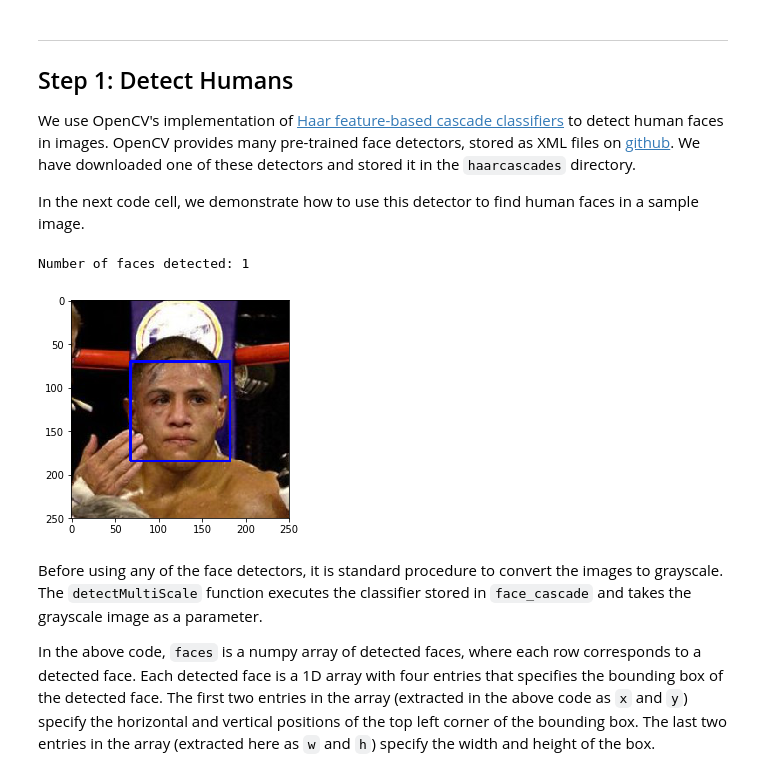
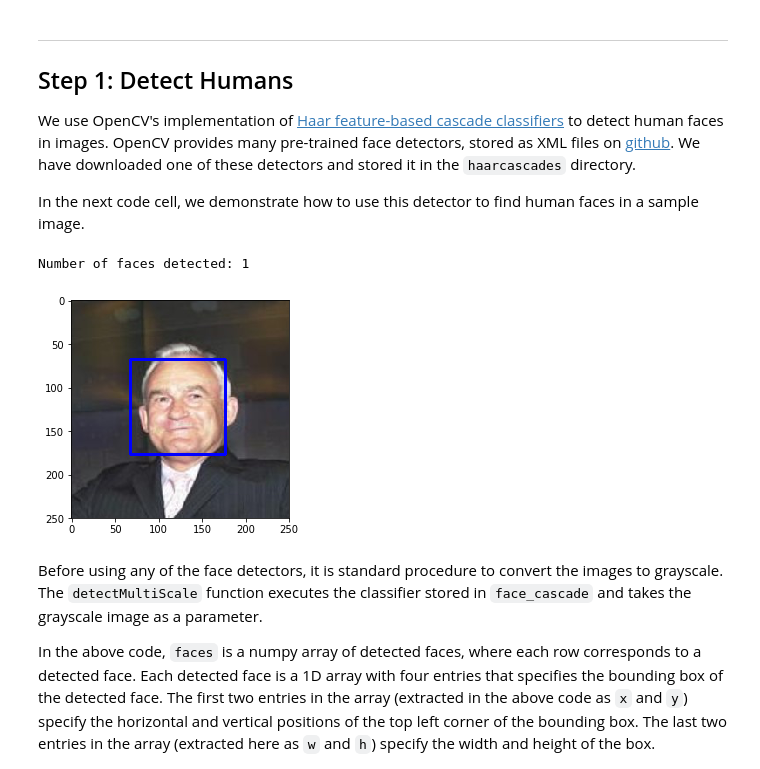
Before and after one commit to anderson93/udacity_courses, a Jupyter notebook: dogproject/dog_app.ipynb, the cells around one changed output. Cells and saved outputs as stored; diff of their text form; code cells hidden in the pictures.

```diff
--- a/dogproject/dog_app.ipynb
+++ b/dogproject/dog_app.ipynb
@@ -115,35 +115,35 @@ In the next code cell, we demonstrate how to use this detector to find human fac
 import cv2
 import matplotlib.pyplot as plt
 %matplotlib inline
 
 # extract pre-trained face detector
 face_cascade = cv2.CascadeClassifier('haarcascades/haarcascade_frontalface_alt.xml')
 
 # load color (BGR) image
-img = cv2.imread(human_files[3])
+img = cv2.imread(human_files[420])
 # convert BGR image to grayscale
 gray = cv2.cvtColor(img, cv2.COLOR_BGR2GRAY)
 
 # find faces in image
 faces = face_cascade.detectMultiScale(gray)
 
 # print number of faces detected in the image
 print('Number of faces detected:', len(faces))
 
 # get bounding box for each detected face
 for (x,y,w,h) in faces:
     # add bounding box to color image
     cv2.rectangle(img,(x,y),(x+w,y+h),(255,0,0),2)
 
 # convert BGR image to RGB for plotting
 cv_rgb = cv2.cvtColor(img, cv2.COLOR_BGR2RGB)
 
 # display the image, along with bounding box
 plt.imshow(cv_rgb)
 plt.show()
 # %% [output]
 Number of faces detected: 1
-[figure, old version]
+[figure, new version]
 # %% [markdown]
 Before using any of the face detectors, it is standard procedure to convert the images to grayscale.  The `detectMultiScale` function executes the classifier stored in `face_cascade` and takes the grayscale image as a parameter.
 
```
Also changed, not shown: parts of 6 cells of this notebook, 1 other file.
